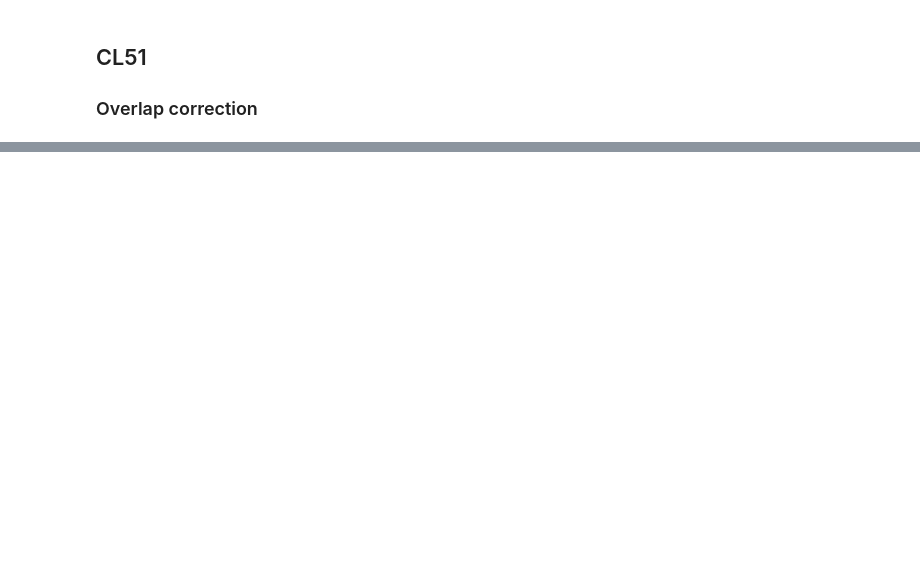
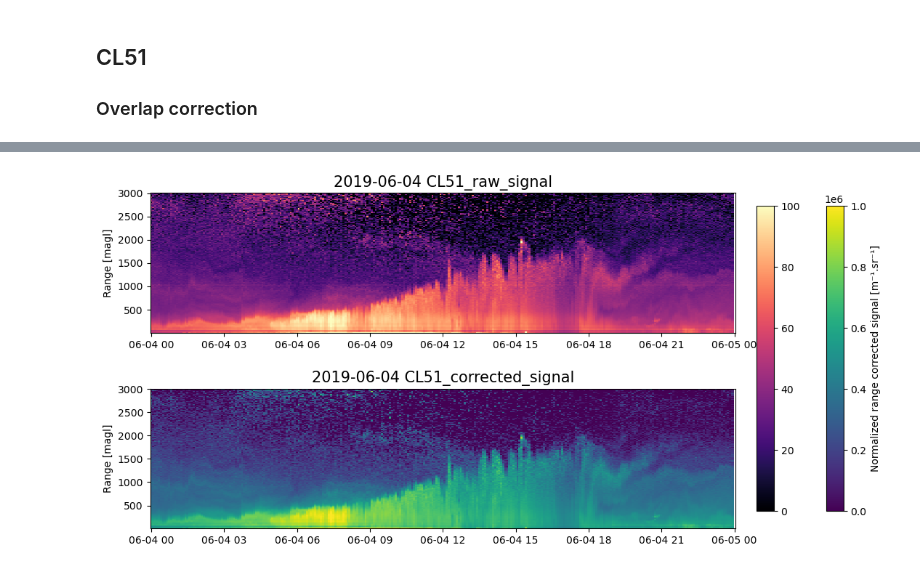
Before and after one commit to ACTRIS-CCRES/ALC-training-school, a Jupyter notebook: stratfinder_preprocessing.ipynb, the cells around one changed output, grey strips where cells are left out. Drawn from its saved outputs; the diff is of its cells as text; code cells hidden in the pictures; blank space fills up the shorter version.

```diff
--- a/stratfinder_preprocessing.ipynb
+++ b/stratfinder_preprocessing.ipynb
@@ -427,21 +480,27 @@ corrected_signal_cl51
 # %%
-#
+#21
+
+show_MLH = 0
+zoom = 0
+
 date_ = date(2019, 6, 4)
 field1 = raw_signal_cl51
 field2 = corrected_signal_cl51
 site1 = "CL51_raw_signal"
 site2 = "CL51_corrected_signal"
 
 data = {
     f"MLH_{site1}": list(MLH_raw_CL51),
     f"MLH_{site2}": list(MLH_corrected_CL51),
 }
 
 df = pd.DataFrame(data, index = MLH_raw_CL51.index)
 
 vmin1 = 0
 vmin2 = 0
 vmax1 = 1 * 10**2
 vmax2 = 1 * 10**6
 
-plot_MLH(date_, field1, field2, site1, site2, df, vmin1, vmin2, vmax1, vmax2, 1, 0, "magma")
+plot_MLH(date_, field1, field2, site1, site2, df, vmin1, vmin2, vmax1, vmax2, show_MLH, zoom, "magma")
+# %% [output]
+[figure, added]
```
Also changed, not shown: parts of 40 cells of this notebook, 1 other file.
